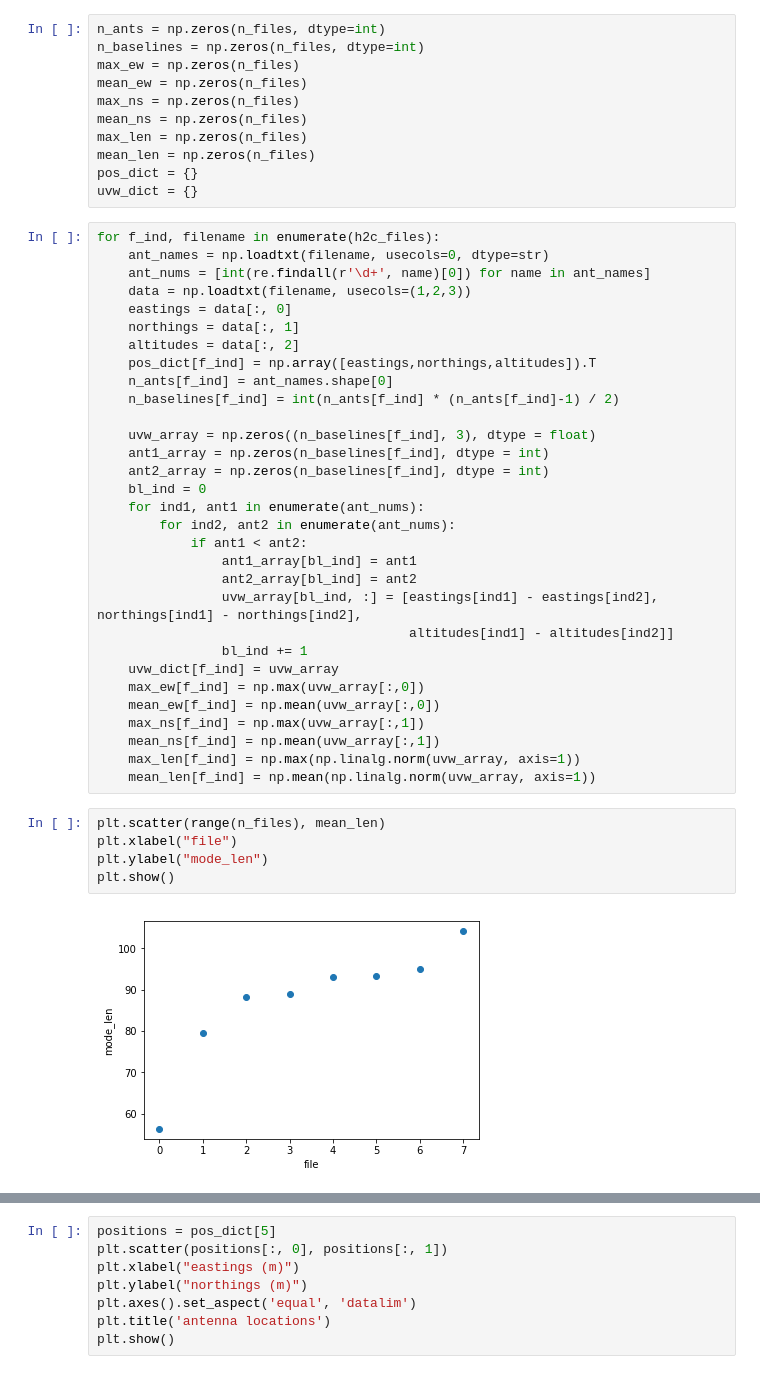
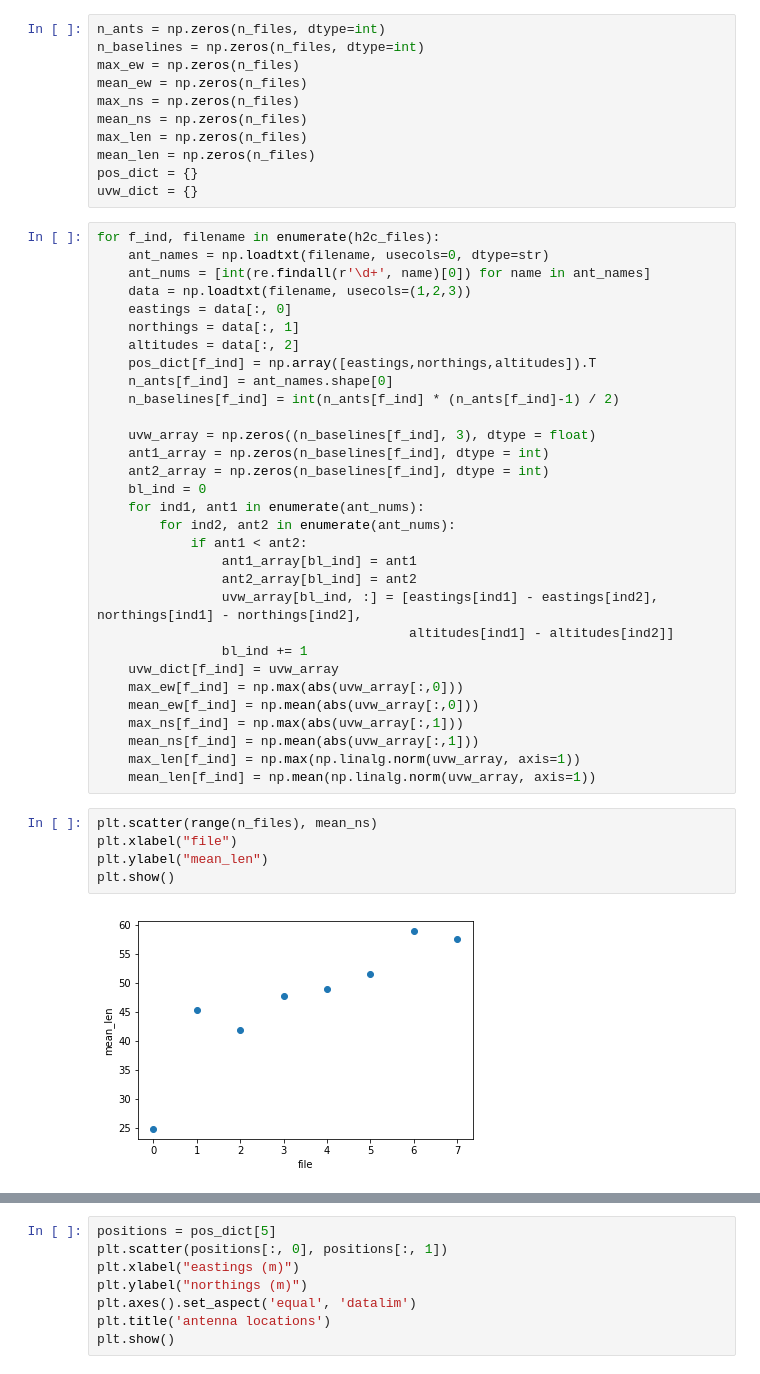
Before and after one commit to bhazelton/random_stuff, a Jupyter notebook: jupyter_notebooks/h2c_stats.ipynb, the cells around one changed output, grey strips where cells are left out. Saved outputs shown, nothing was run; the diff lists cells and outputs as text.

```diff
--- a/jupyter_notebooks/h2c_stats.ipynb
+++ b/jupyter_notebooks/h2c_stats.ipynb
@@ -45,16 +45,16 @@ for f_ind, filename in enumerate(h2c_files):
                                         altitudes[ind1] - altitudes[ind2]]
                 bl_ind += 1
     uvw_dict[f_ind] = uvw_array
-    max_ew[f_ind] = np.max(uvw_array[:,0])
-    mean_ew[f_ind] = np.mean(uvw_array[:,0])
-    max_ns[f_ind] = np.max(uvw_array[:,1])
-    mean_ns[f_ind] = np.mean(uvw_array[:,1])
+    max_ew[f_ind] = np.max(abs(uvw_array[:,0]))
+    mean_ew[f_ind] = np.mean(abs(uvw_array[:,0]))
+    max_ns[f_ind] = np.max(abs(uvw_array[:,1]))
+    mean_ns[f_ind] = np.mean(abs(uvw_array[:,1]))
     max_len[f_ind] = np.max(np.linalg.norm(uvw_array, axis=1))
     mean_len[f_ind] = np.mean(np.linalg.norm(uvw_array, axis=1))
 # %%
-plt.scatter(range(n_files), mean_len)
+plt.scatter(range(n_files), mean_ns)
 plt.xlabel("file")
-plt.ylabel("mode_len")
+plt.ylabel("mean_len")
 plt.show()
 # %% [output]
-[figure, old version]
+[figure, new version]
```
Also changed, not shown: parts of 4 cells of this notebook.
